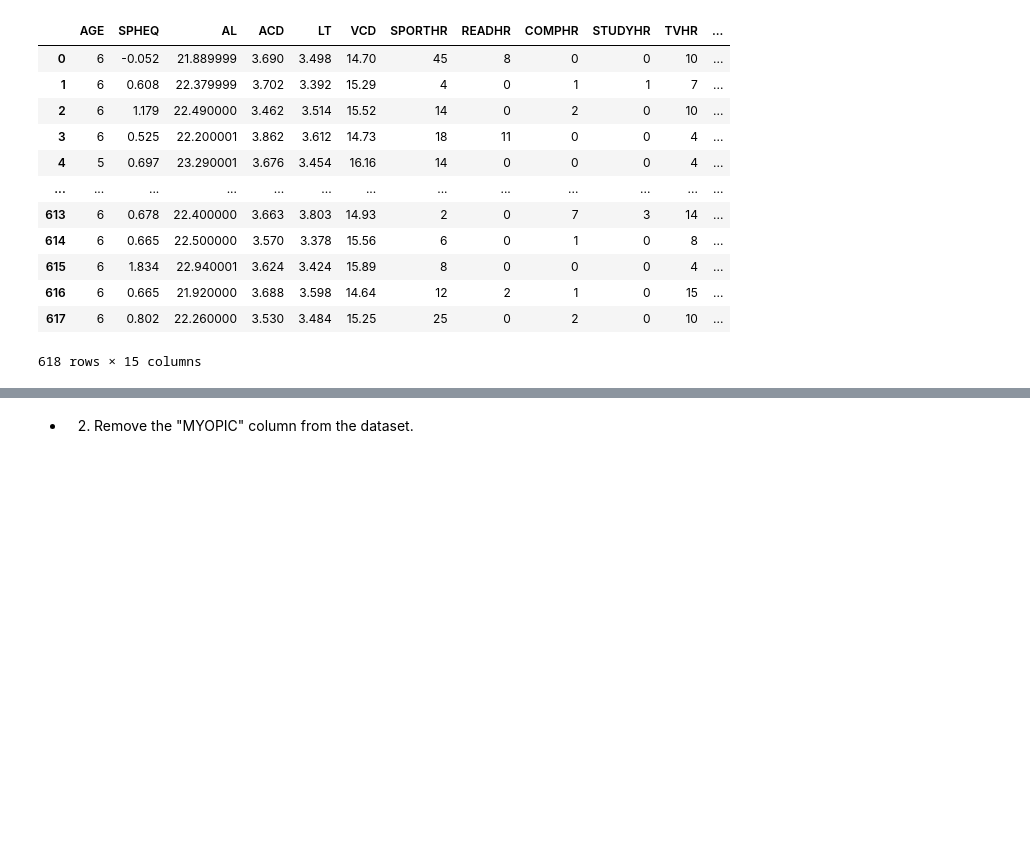
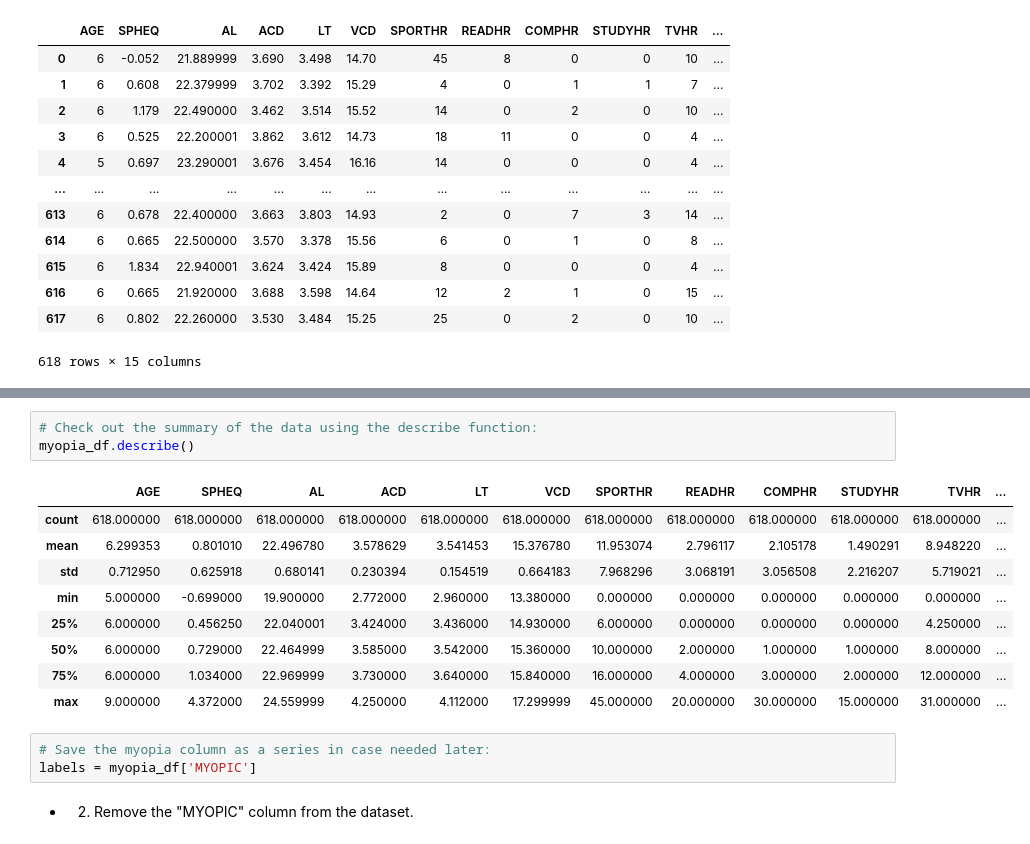
Before and after one commit to zwcrowley/module_20_unsupervised_machine_learning_challenge, a Jupyter notebook: myopia_unsupervised.ipynb, the cells around one changed output, grey strips where cells are left out. Cells and saved outputs as stored; diff of their text form; blank space fills up the shorter version.

```diff
--- a/myopia_unsupervised.ipynb
+++ b/myopia_unsupervised.ipynb
@@ -39,3 +65,19 @@ myopia_df
+# %%
+# Check out the summary of the data using the describe function:
+myopia_df.describe()
+# %% [output]
+|  | AGE | SPHEQ | AL | ACD | LT | VCD | SPORTHR | READHR | COMPHR | STUDYHR | TVHR | ... |
+| count | 618.000000 | 618.000000 | 618.000000 | 618.000000 | 618.000000 | 618.000000 | 618.000000 | 618.000000 | 618.000000 | 618.000000 | 618.000000 | ... |
+| mean | 6.299353 | 0.801010 | 22.496780 | 3.578629 | 3.541453 | 15.376780 | 11.953074 | 2.796117 | 2.105178 | 1.490291 | 8.948220 | ... |
+| std | 0.712950 | 0.625918 | 0.680141 | 0.230394 | 0.154519 | 0.664183 | 7.968296 | 3.068191 | 3.056508 | 2.216207 | 5.719021 | ... |
+| min | 5.000000 | -0.699000 | 19.900000 | 2.772000 | 2.960000 | 13.380000 | 0.000000 | 0.000000 | 0.000000 | 0.000000 | 0.000000 | ... |
+| 25% | 6.000000 | 0.456250 | 22.040001 | 3.424000 | 3.436000 | 14.930000 | 6.000000 | 0.000000 | 0.000000 | 0.000000 | 4.250000 | ... |
+| 50% | 6.000000 | 0.729000 | 22.464999 | 3.585000 | 3.542000 | 15.360000 | 10.000000 | 2.000000 | 1.000000 | 1.000000 | 8.000000 | ... |
+| 75% | 6.000000 | 1.034000 | 22.969999 | 3.730000 | 3.640000 | 15.840000 | 16.000000 | 4.000000 | 3.000000 | 2.000000 | 12.000000 | ... |
+| max | 9.000000 | 4.372000 | 24.559999 | 4.250000 | 4.112000 | 17.299999 | 45.000000 | 20.000000 | 30.000000 | 15.000000 | 31.000000 | ... |
+# %%
+# Save the myopia column as a series in case needed later:
+labels = myopia_df['MYOPIC']
 # %% [markdown]
 - 2. Remove the "MYOPIC" column from the dataset.
 # %%
```
Also changed, not shown: parts of 9 cells of this notebook.
